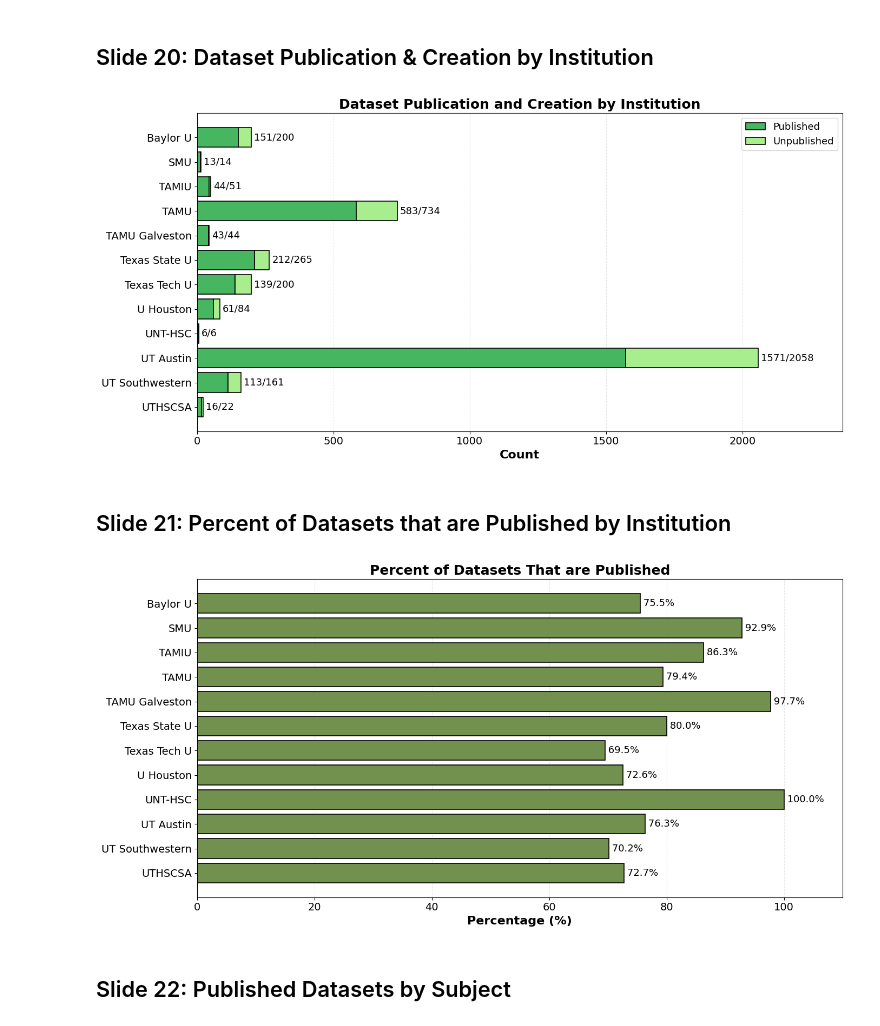
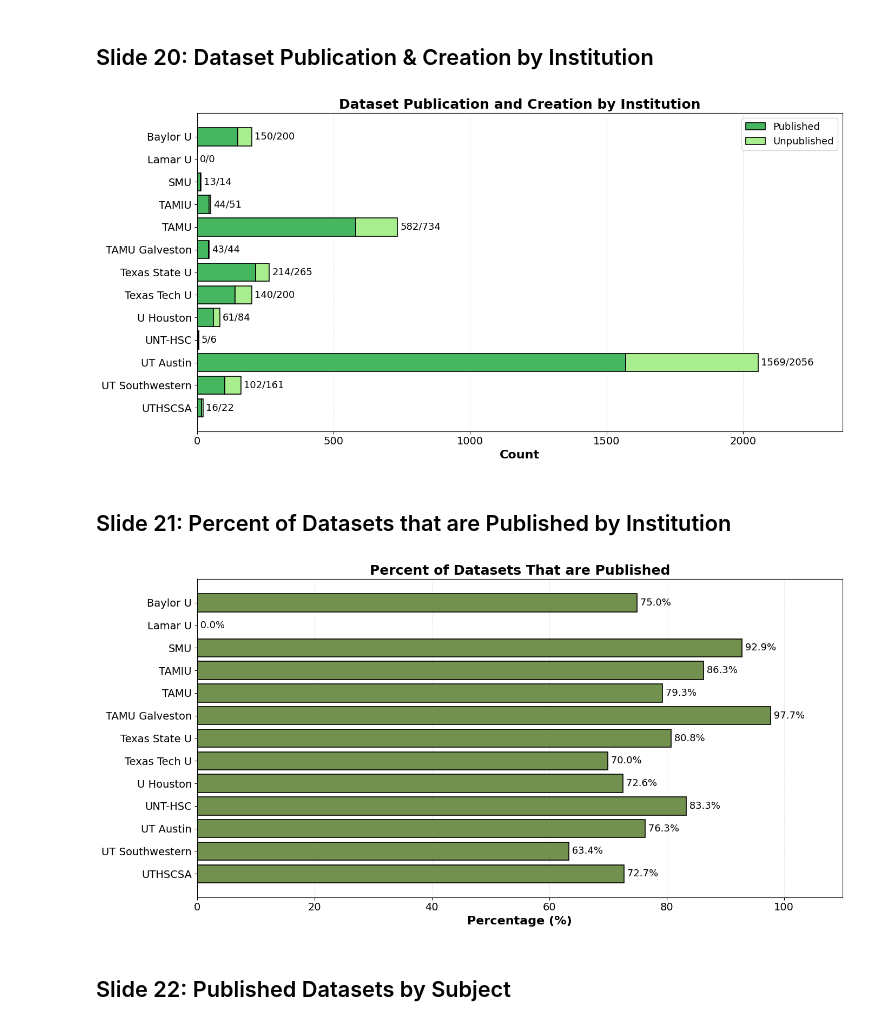
Before and after one commit to TexasDigitalLibrary/tdr-assessment-scripts, a Jupyter notebook: tcdl-graphs.ipynb, the cells around one changed output. Cells and saved outputs as stored; diff of their text form; code cells hidden in the pictures.

```diff
--- a/tcdl-graphs.ipynb
+++ b/tcdl-graphs.ipynb
@@ -1041,29 +921,31 @@ plt.show()
 ## Slide 12: Storage Allocation by Institution
 # %%
 # Get published datasets total size (in bytes)
-datasets_published = datasets.copy()
+datasets_published = datasets_published_df.copy()
 published_size = datasets_published.groupby('institution_standardized')['dataset_size'].sum().reset_index(name='published_size')
 
 # Get all datasets total size (in MB, convert to bytes for consistency)
-datasets_all = datasets_remerged.copy()
-all_size = datasets_all.groupby('institution_adjusted')['dataset_size_MB'].sum().reset_index(name='total_size')
-all_size['total_size'] = all_size['total_size'] * (1024**2)
+datasets_unpublished = datasets_unpublished_df.copy()
+unpublished_size = datasets_unpublished.groupby('institution_standardized')['contentSize_MB'].sum().reset_index(name='unpublished_size')
+unpublished_size['unpublished_size'] = unpublished_size['unpublished_size'] * (1024**2)
 
-# Merge on institution (assuming institution_standardized == institution_adjusted)
-merged = all_size.merge(published_size, left_on='institution_adjusted', right_on='institution_standardized', how='outer').fillna(0)
-merged = merged[merged['institution_adjusted'] != 0]
-merged = merged.set_index('institution_adjusted')
+# Merge on institution
+merged = unpublished_size.merge(published_size, on='institution_standardized', how='outer').fillna(0)
+merged = merged[merged['institution_standardized'] != 0]
+merged = merged.set_index('institution_standardized')
 
-# Calculate unpublished size
-merged['unpublished_size'] = merged['total_size'] - merged['published_size']
+# Calculate total size
+merged['total_size'] = merged['unpublished_size'] + merged['published_size']
 
 merged = merged.sort_index(ascending=False)
+
+print(merged)
 
 ###########################################
 ###             PLOT                    ###
 ###########################################
 
-fig, ax = plt.subplots(figsize=(width, height))
+fig, ax = plt.subplots(figsize=(img_width, img_height))
 y_pos = np.arange(len(merged))
 
 # Stacked bars: published on bottom, unpublished on top
@@ -1117,7 +1014,7 @@ datasets_size_sum['total_size_tb'] = datasets_size_sum['total_size'] / (1024**4)
 
 datasets_by_size_school = datasets_plot.groupby(['institution_standardized', 'dataset_size_bin']).size().reset_index(name='count')
 pivot_df_count = datasets_by_size_school.pivot(index='institution_standardized', columns='dataset_size_bin', values='count').fillna(0)
-pivot_df_count = pivot_df_count[bin_labels]
+pivot_df_count = pivot_df_count.reindex(columns=bin_labels, fill_value=0)
 pivot_pct_count = pivot_df_count.div(pivot_df_count.sum(axis=1), axis=0) * 100
 all_data_count = pivot_pct_count.sort_index(ascending=False)
 
@@ -1125,7 +1022,7 @@ datasets_by_size_school_sum = datasets_plot.groupby(['institution_standardized',
     total_size=('dataset_size', 'sum')
 ).reset_index()
 pivot_df_size = datasets_by_size_school_sum.pivot(index='institution_standardized', columns='dataset_size_bin', values='total_size').fillna(0)
-pivot_df_size = pivot_df_size[bin_labels]
+pivot_df_size = pivot_df_size.reindex(columns=bin_labels, fill_value=0)
 pivot_pct_size = pivot_df_size.div(pivot_df_size.sum(axis=1), axis=0) * 100
 all_data_size = pivot_pct_size.sort_index(ascending=False)
 
@@ -1133,7 +1030,7 @@ all_data_size = pivot_pct_size.sort_index(ascending=False)
 ###             PLOT                    ###
 ###########################################
 
-fig, (ax1, ax2) = plt.subplots(1, 2, figsize=(width, height))
+fig, (ax1, ax2) = plt.subplots(1, 2, figsize=(img_width, img_height))
 
 colors = plt.cm.nipy_spectral(np.linspace(0.9, 0, len(all_data_count.columns)))
 
@@ -1311,7 +1205,7 @@ total_data = released_data + unreleased_data
 ###             PLOT                    ###
 ###########################################
 
-fig, ax = plt.subplots(figsize=(width, height))
+fig, ax = plt.subplots(figsize=(img_width, img_height))
 
 y_pos = np.arange(len(schools_sorted))
 
@@ -1388,10 +1282,10 @@ plt.show()
 ## Slide 20: Dataset Publication & Creation by Institution
 # %%
 # Filter data for all current members and sort alphabetically
-datasets_created_by_affiliation = datasets_remerged['institution_adjusted'].groupby(datasets_remerged['institution_adjusted']).count().reindex(current_members, fill_value=0)
+datasets_created_by_affiliation = datasets['institution_standardized'].groupby(datasets['institution_standardized']).count().reindex(current_members, fill_value=0)
 datasets_created_by_affiliation = datasets_created_by_affiliation.sort_index(ascending=False)
 
-datasets_published_by_affiliation = datasets_remerged['institution_standardized'].groupby(datasets_remerged['institution_standardized']).count().reindex(current_members, fill_value=0)
+datasets_published_by_affiliation = datasets_published_df['institution_standardized'].groupby(datasets_published_df['institution_standardized']).count().reindex(current_members, fill_value=0)
 datasets_published_by_affiliation = datasets_published_by_affiliation.sort_index(ascending=False)
 
 schools_sorted = sorted(current_members, reverse=True)
@@ -1403,7 +1297,7 @@ published_data = datasets_published_by_affiliation.reindex(schools_sorted, fill_
 ###             PLOT                    ###
 ###########################################
 
-fig, ax = plt.subplots(figsize=(width, height))
+fig, ax = plt.subplots(figsize=(img_width, img_height))
 
 y_pos = np.arange(len(schools_sorted))
 
@@ -1438,11 +1332,11 @@ ax.set_xlim(0, x_max * 1.15)
 plt.tight_layout()
 plt.show()
 # %% [output]
-[figure, old version]
+[figure, new version]
 # %% [markdown]
 ## Slide 21: Percent of Datasets that are Published by Institution
 # %%
-fig, ax = plt.subplots(figsize=(width, height))
+fig, ax = plt.subplots(figsize=(img_width, img_height))
 
 publication_rates = []
 
@@ -1455,35 +1349,35 @@ for school in current_members:
         rate = 0
     publication_rates.append((school, rate, created, published))
 
 # Sort by school name in descending alphabetical order
 publication_rates.sort(key=lambda x: x[0], reverse=True)
 
 # Extract sorted data
 sorted_schools = [f"{item[0]}" for item in publication_rates]
 sorted_rates = [item[1] for item in publication_rates]
 sorted_school_names = [item[0] for item in publication_rates]
 
 y_pos = np.arange(len(sorted_schools))
-colors = [affiliation_colors.get(name, 'gray') for name in sorted_school_names]
+colors = [school_colors.get(name, 'gray') for name in sorted_school_names]
 
 ax.barh(y_pos, sorted_rates, color="#72914E", edgecolor='black', linewidth=1.2)
 
 for i, rate in enumerate(sorted_rates):
     ax.text(rate, i, f' {rate:.1f}%', ha='left', va='center', fontsize=13)
 
 ax.set_yticks(y_pos)
 ax.set_yticklabels(sorted_schools)
 ax.set_xlabel('Percentage (%)', fontsize=axis_font, fontweight='bold')
 ax.set_title('Percent of Datasets That are Published', fontsize=title_font, fontweight='bold')
 ax.tick_params(labelsize=tick_font)
 ax.grid(axis='x', alpha=0.3, linestyle='--')
 ax.set_axisbelow(True)
 ax.set_xlim(0, 110)
 
 plt.tight_layout()
 plt.show()
 # %% [output]
-[figure, old version]
+[figure, new version]
 # %% [markdown]
 ## Slide 22: Published Datasets by Subject
 # %%
```
Also changed, not shown: parts of 30 cells of this notebook, 5 other files.
